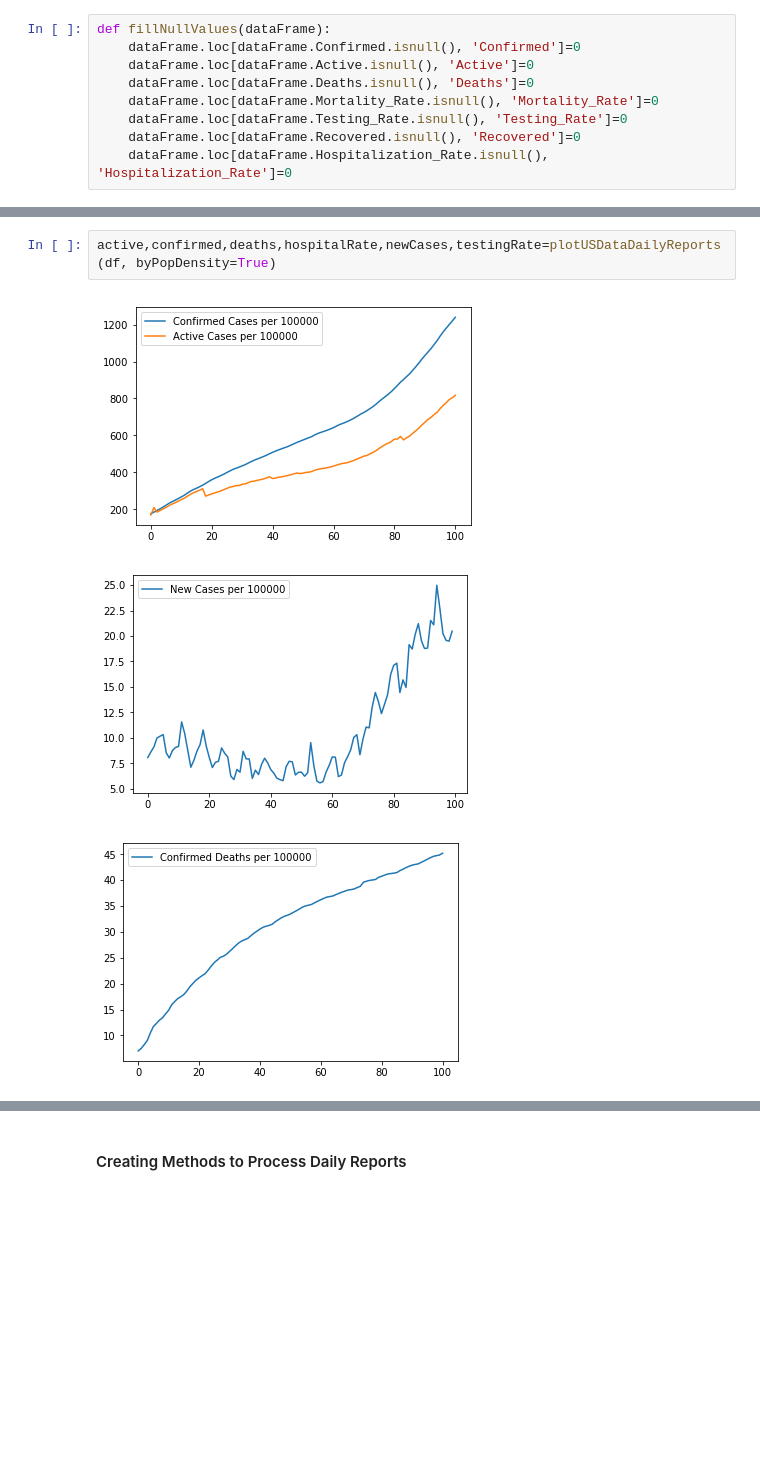
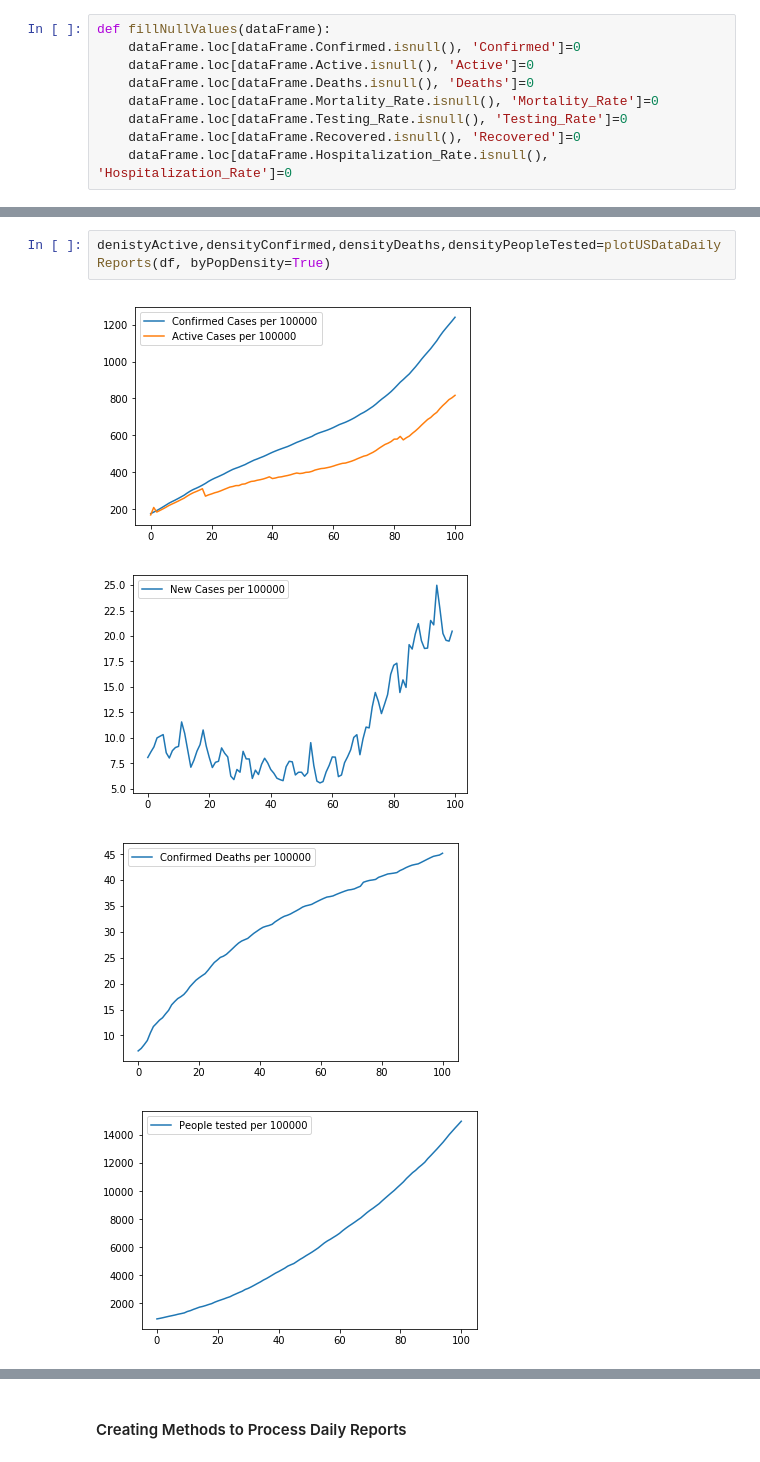
Before and after one commit to kleiaLaRoe/projects, a Jupyter notebook: python/patternRecognition/COVID19/COVID19Data.ipynb, the cells around one changed output, grey strips where cells are left out. Cells and saved outputs as stored; diff of their text form; blank space fills up the shorter version.

```diff
--- a/python/patternRecognition/COVID19/COVID19Data.ipynb
+++ b/python/patternRecognition/COVID19/COVID19Data.ipynb
@@ -740,9 +734,10 @@ active,confirmed,deaths,hospitalRate,newCases,testingRate=plotUSDataDailyReports
 # %% [output]
 [figure]
 [figure]
-# %%
-active,confirmed,deaths,hospitalRate,newCases,testingRate=plotUSDataDailyReports(df, byPopDensity=True)
-# %% [output]
-[figure, removed]
-[figure, removed]
-[figure, removed]
+# %%
+denistyActive,densityConfirmed,densityDeaths,densityPeopleTested=plotUSDataDailyReports(df, byPopDensity=True)
+# %% [output]
+[figure, added]
+[figure, added]
+[figure, added]
+[figure, added]
```
Also changed, not shown: parts of 20 cells of this notebook.
